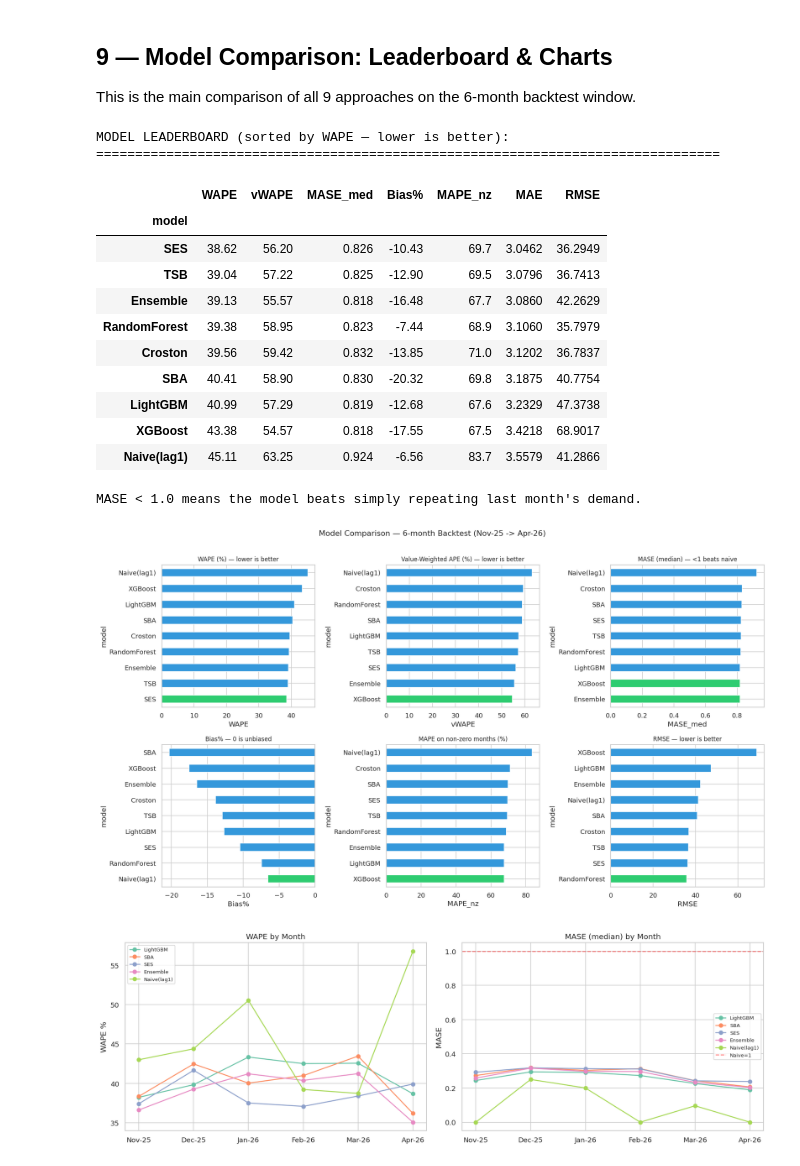
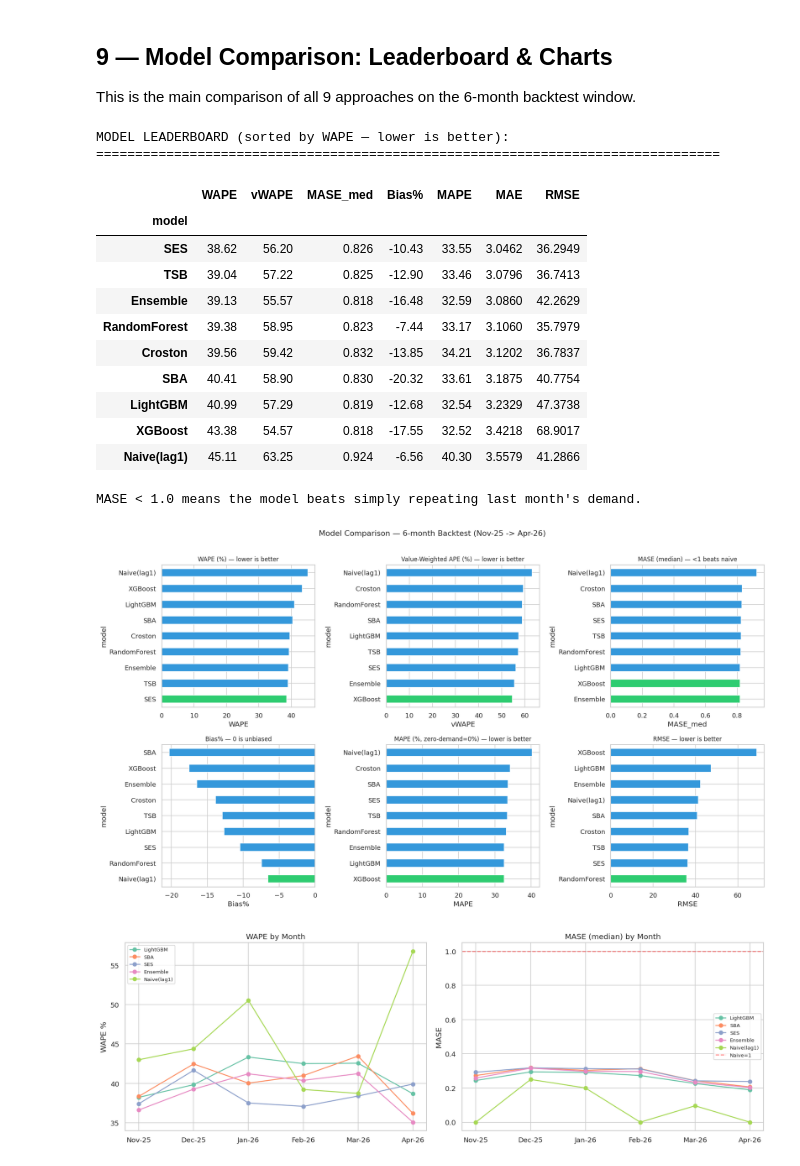
Before and after one commit to Maestro12345-hoax/gic, a Jupyter notebook: improved/final_v2.ipynb, the cells around one changed output. Cells and saved outputs as stored; diff of their text form; code cells hidden in the pictures.

```diff
--- a/improved/final_v2.ipynb
+++ b/improved/final_v2.ipynb
@@ -487,11 +487,13 @@ def compute_metrics(actual, forecast, naive_scale, cost=None):
     mase_series = mae_series / naive_scale
     mase_med = float(np.median(mase_series))
     bias = (forecast - actual).sum() / actual.sum() * 100 if actual.sum() > 0 else np.nan
-    nz = actual > 0
-    mape_nz = float(np.abs((actual[nz] - forecast[nz]) / actual[nz]).mean() * 100) if nz.any() else np.nan
+    # MAPE per team convention: zero-actual months contribute 0% error.
+    safe_actual = np.where(actual > 0, actual, 1.0)
+    cell_pct = np.where(actual > 0, np.abs(actual - forecast) / safe_actual, 0.0)
+    mape = float(cell_pct.mean() * 100)
     return {"WAPE": round(wape, 2), "vWAPE": round(vwape, 2),
             "MASE_med": round(mase_med, 3), "Bias%": round(bias, 2),
-            "MAPE_nz": round(mape_nz, 1), "MAE": round(float(mae_series.mean()), 4),
+            "MAPE": round(mape, 2), "MAE": round(float(mae_series.mean()), 4),
             "RMSE": round(float(np.sqrt(((actual - forecast) ** 2).mean())), 4)}
 
 print("Metrics functions defined.")
@@ -556,40 +558,40 @@ print("\nMASE < 1.0 means the model beats simply repeating last month's demand."
 # %% [output]
 MODEL LEADERBOARD (sorted by WAPE — lower is better):
 ================================================================================
-|  | WAPE | vWAPE | MASE_med | Bias% | MAPE_nz | MAE | RMSE |
+|  | WAPE | vWAPE | MASE_med | Bias% | MAPE | MAE | RMSE |
 | model |  |  |  |  |  |  |  |
-| SES | 38.62 | 56.20 | 0.826 | -10.43 | 69.7 | 3.0462 | 36.2949 |
-| TSB | 39.04 | 57.22 | 0.825 | -12.90 | 69.5 | 3.0796 | 36.7413 |
-| Ensemble | 39.13 | 55.57 | 0.818 | -16.48 | 67.7 | 3.0860 | 42.2629 |
-| RandomForest | 39.38 | 58.95 | 0.823 | -7.44 | 68.9 | 3.1060 | 35.7979 |
-| Croston | 39.56 | 59.42 | 0.832 | -13.85 | 71.0 | 3.1202 | 36.7837 |
-| SBA | 40.41 | 58.90 | 0.830 | -20.32 | 69.8 | 3.1875 | 40.7754 |
-| LightGBM | 40.99 | 57.29 | 0.819 | -12.68 | 67.6 | 3.2329 | 47.3738 |
-| XGBoost | 43.38 | 54.57 | 0.818 | -17.55 | 67.5 | 3.4218 | 68.9017 |
-| Naive(lag1) | 45.11 | 63.25 | 0.924 | -6.56 | 83.7 | 3.5579 | 41.2866 |
+| SES | 38.62 | 56.20 | 0.826 | -10.43 | 33.55 | 3.0462 | 36.2949 |
+| TSB | 39.04 | 57.22 | 0.825 | -12.90 | 33.46 | 3.0796 | 36.7413 |
+| Ensemble | 39.13 | 55.57 | 0.818 | -16.48 | 32.59 | 3.0860 | 42.2629 |
+| RandomForest | 39.38 | 58.95 | 0.823 | -7.44 | 33.17 | 3.1060 | 35.7979 |
+| Croston | 39.56 | 59.42 | 0.832 | -13.85 | 34.21 | 3.1202 | 36.7837 |
+| SBA | 40.41 | 58.90 | 0.830 | -20.32 | 33.61 | 3.1875 | 40.7754 |
+| LightGBM | 40.99 | 57.29 | 0.819 | -12.68 | 32.54 | 3.2329 | 47.3738 |
+| XGBoost | 43.38 | 54.57 | 0.818 | -17.55 | 32.52 | 3.4218 | 68.9017 |
+| Naive(lag1) | 45.11 | 63.25 | 0.924 | -6.56 | 40.30 | 3.5579 | 41.2866 |
 MASE < 1.0 means the model beats simply repeating last month's demand.
 # %%
 # Visual comparison — bar charts
 fig, axes = plt.subplots(2, 3, figsize=(16, 9))
 
 metrics_plot = [("WAPE", "WAPE (%) — lower is better", True),
                 ("vWAPE", "Value-Weighted APE (%) — lower is better", True),
                 ("MASE_med", "MASE (median) — <1 beats naive", True),
                 ("Bias%", "Bias% — 0 is unbiased", False),
-                ("MAPE_nz", "MAPE on non-zero months (%)", True),
+                ("MAPE", "MAPE (%, zero-demand=0%) — lower is better", True),
                 ("RMSE", "RMSE — lower is better", True)]
 
 for ax, (metric, title, lower_better) in zip(axes.flat, metrics_plot):
     vals = leaderboard[metric].sort_values(ascending=lower_better)
     bar_colors = ["#2ecc71" if v == vals.iloc[0] else "#3498db" for v in vals]
     vals.plot.barh(ax=ax, color=bar_colors)
     ax.set_title(title, fontsize=10)
     ax.set_xlabel(metric)
 
 plt.suptitle("Model Comparison — 6-month Backtest (Nov-25 -> Apr-26)", fontsize=13, y=1.01)
 plt.tight_layout(); plt.show()
 # %% [output]
-[figure, old version]
+[figure, new version]
 # %%
 # Monthly performance evolution (selected models)
 monthly_results = []
```
Also changed, not shown: parts of 2 cells of this notebook, 2 other files.
